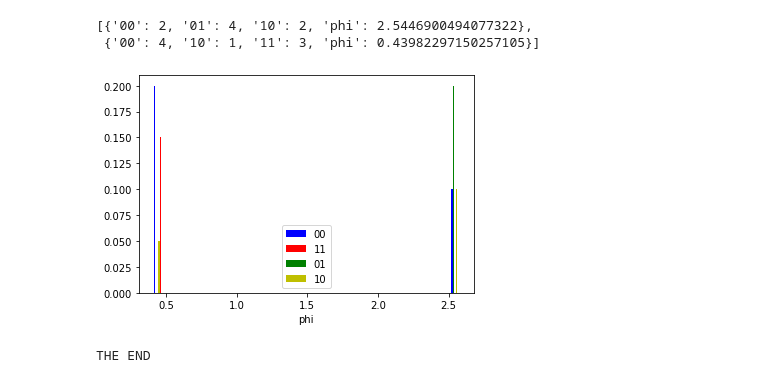
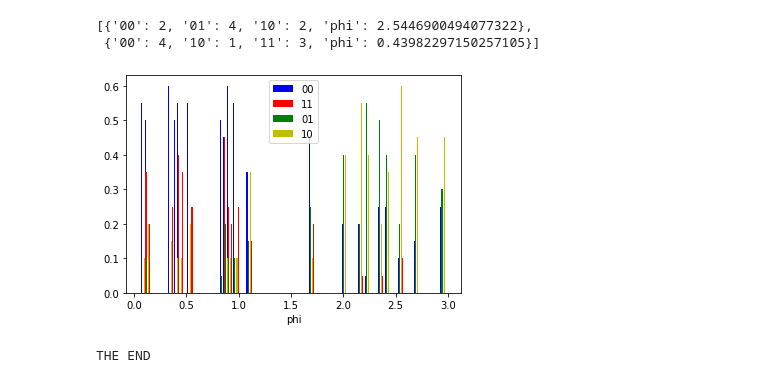
Before and after one commit to CeADARITES-quantum/quantum-eraser, a Jupyter notebook: quantum_eraser.ipynb, the cells around one changed output. Drawn from its saved outputs; the diff is of its cells as text; code cells hidden in the pictures.

```diff
--- a/quantum_eraser.ipynb
+++ b/quantum_eraser.ipynb
@@ -805,7 +805,7 @@ measurements
 [{'00': 4, '01': 10, 'phi': 2.5446900494077322},
  {'00': 14, 'phi': 0.43982297150257105}]
 # %%
-# measurements = pickle.load(open ('measurement_circ_1_inder.pk','rb'))
+measurements = pickle.load(open ('measurement_circ_1_inder.pk','rb'))
 meas_00 = np.array([])
 meas_01 = np.array([])
 phi = np.array([])
@@ -872,7 +872,7 @@ measurements
 [{'00': 1, '01': 1, '10': 3, '11': 3, 'phi': 2.5446900494077322},
  {'00': 2, '01': 1, '10': 3, '11': 2, 'phi': 0.43982297150257105}]
 # %%
-# measurements = pickle.load(open ('measurement_circ_2_inder.pk','rb'))
+measurements = pickle.load(open ('measurement_circ_2_inder.pk','rb'))
 meas_00 = np.array([])
 meas_01 = np.array([])
 meas_10 = np.array([])
@@ -958,41 +958,41 @@ measurements
 [{'00': 2, '01': 4, '10': 2, 'phi': 2.5446900494077322},
  {'00': 4, '10': 1, '11': 3, 'phi': 0.43982297150257105}]
 # %%
-# measurements = pickle.load(open ('measurement_circ_3_inder.pk','rb'))
+measurements = pickle.load(open ('measurement_circ_3_inder.pk','rb'))
 meas_00 = np.array([])
 meas_01 = np.array([])
 meas_10 = np.array([])
 meas_11 = np.array([])
 phi = np.array([])
 for measurement in measurements:
     if '00' not in measurement.keys():
         meas_00 = np.append(meas_00, 0)
     else:
         meas_00 = np.append(meas_00, measurement['00'])
     if '01' not in measurement.keys():
         meas_01= np.append(meas_01, 0)
     else:
         meas_01= np.append(meas_01, measurement['01'])
     if '10' not in measurement.keys():
         meas_10= np.append(meas_10, 0)
     else:
         meas_10= np.append(meas_10, measurement['10'])
     if '11' not in measurement.keys():
         meas_11= np.append(meas_11, 0)
     else:
         meas_11= np.append(meas_11, measurement['11'])
     phi = np.append(phi, measurement['phi'])
 
 ax = plt.subplot(111)
 ax.bar(phi-0.02, meas_00/20.0, width=0.01, color='b', align='center', label='00')
 ax.bar(phi+0.02, meas_11/20.0, width=0.01, color='r', align='center', label='11')
 ax.bar(phi-0.01, meas_01/20.0, width=0.01, color='g', align='center', label='01')
 ax.bar(phi+0.01, meas_10/20.0, width=0.01, color='y', align='center', label='10')
 ax.legend()
 ax.set_xlabel('phi')
 plt.show();
 # %% [output]
-[figure, old version]
+[figure, new version]
 # %%
 print('THE END')
 # %% [output]
```
Also changed, not shown: parts of 2 cells of this notebook.
